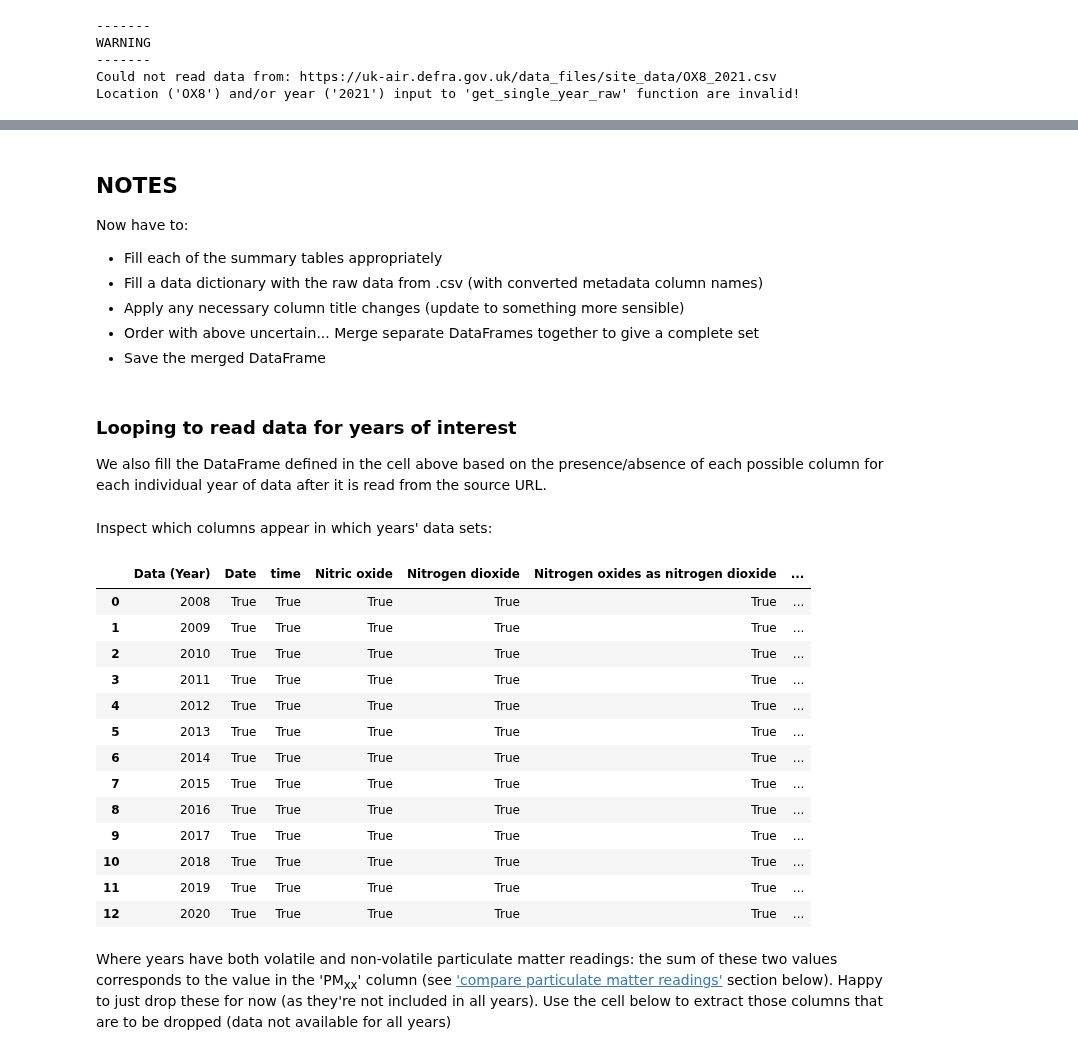
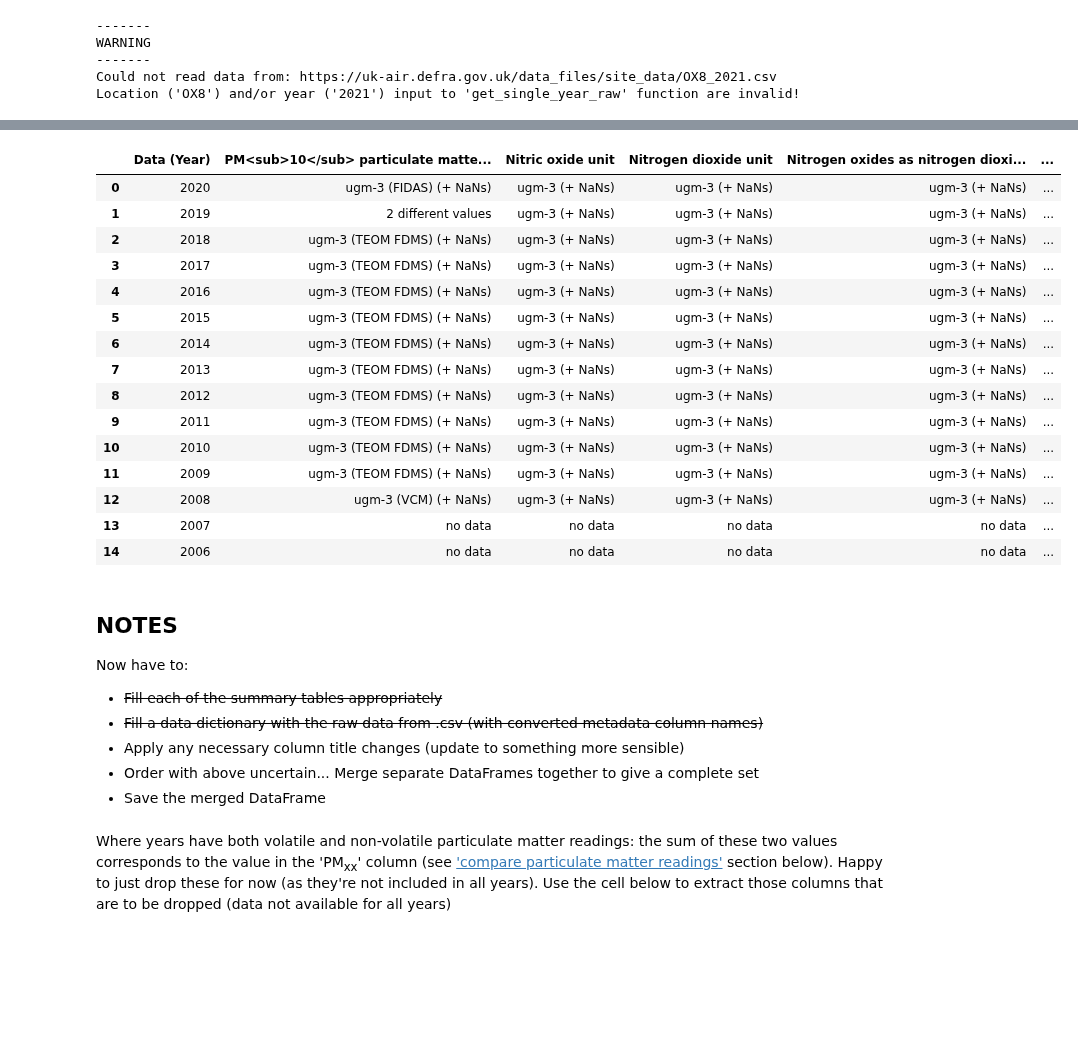
Before and after one commit to Simon-Lee-UK/air-pollution, a Jupyter notebook: analysis/1_0_initial_data_read.ipynb, the cells around one changed output, grey strips where cells are left out. Cells and saved outputs as stored; diff of their text form; code cells hidden in the pictures; blank space fills up the shorter version.

```diff
--- a/analysis/1_0_initial_data_read.ipynb
+++ b/analysis/1_0_initial_data_read.ipynb
@@ -309,11 +456,27 @@ measurement_summary
+# %%
+unit_summary
+# %% [output]
+|  | Data (Year) | PM<sub>10</sub> particulate matte... | Nitric oxide unit | Nitrogen dioxide unit | Nitrogen oxides as nitrogen dioxi... | ... |
+| 0 | 2020 | ugm-3 (FIDAS) (+ NaNs) | ugm-3 (+ NaNs) | ugm-3 (+ NaNs) | ugm-3 (+ NaNs) | ... |
+| 1 | 2019 | 2 different values | ugm-3 (+ NaNs) | ugm-3 (+ NaNs) | ugm-3 (+ NaNs) | ... |
+| 2 | 2018 | ugm-3 (TEOM FDMS) (+ NaNs) | ugm-3 (+ NaNs) | ugm-3 (+ NaNs) | ugm-3 (+ NaNs) | ... |
+| 3 | 2017 | ugm-3 (TEOM FDMS) (+ NaNs) | ugm-3 (+ NaNs) | ugm-3 (+ NaNs) | ugm-3 (+ NaNs) | ... |
+| 4 | 2016 | ugm-3 (TEOM FDMS) (+ NaNs) | ugm-3 (+ NaNs) | ugm-3 (+ NaNs) | ugm-3 (+ NaNs) | ... |
+| 5 | 2015 | ugm-3 (TEOM FDMS) (+ NaNs) | ugm-3 (+ NaNs) | ugm-3 (+ NaNs) | ugm-3 (+ NaNs) | ... |
+| 6 | 2014 | ugm-3 (TEOM FDMS) (+ NaNs) | ugm-3 (+ NaNs) | ugm-3 (+ NaNs) | ugm-3 (+ NaNs) | ... |
+| 7 | 2013 | ugm-3 (TEOM FDMS) (+ NaNs) | ugm-3 (+ NaNs) | ugm-3 (+ NaNs) | ugm-3 (+ NaNs) | ... |
+| 8 | 2012 | ugm-3 (TEOM FDMS) (+ NaNs) | ugm-3 (+ NaNs) | ugm-3 (+ NaNs) | ugm-3 (+ NaNs) | ... |
+| 9 | 2011 | ugm-3 (TEOM FDMS) (+ NaNs) | ugm-3 (+ NaNs) | ugm-3 (+ NaNs) | ugm-3 (+ NaNs) | ... |
+| 10 | 2010 | ugm-3 (TEOM FDMS) (+ NaNs) | ugm-3 (+ NaNs) | ugm-3 (+ NaNs) | ugm-3 (+ NaNs) | ... |
+| 11 | 2009 | ugm-3 (TEOM FDMS) (+ NaNs) | ugm-3 (+ NaNs) | ugm-3 (+ NaNs) | ugm-3 (+ NaNs) | ... |
+| 12 | 2008 | ugm-3 (VCM) (+ NaNs) | ugm-3 (+ NaNs) | ugm-3 (+ NaNs) | ugm-3 (+ NaNs) | ... |
+| 13 | 2007 | no data | no data | no data | no data | ... |
+| 14 | 2006 | no data | no data | no data | no data | ... |
 # %% [markdown]
 ## NOTES
 Now have to:
-- Fill each of the summary tables appropriately
-- Fill a data dictionary with the raw data from .csv (with converted metadata column names)
+- ~~Fill each of the summary tables appropriately~~
+- ~~Fill a data dictionary with the raw data from .csv (with converted metadata column names)~~
 - Apply any necessary column title changes (update to something more sensible)
 - Order with above uncertain... Merge separate DataFrames together to give a complete set
 - Save the merged DataFrame
-# %% [markdown]
-### Looping to read data for years of interest
-We also fill the DataFrame defined in the cell above based on the presence/absence of each possible column for each individual year of data after it is read from the source URL.
@@ -339,22 +483,3 @@ for idx, indv_year in enumerate(years_of_interest):
-# %% [markdown]
-Inspect which columns appear in which years' data sets:
-# %%
-inspect_columns
-# %% [output]
-|  | Data (Year) | Date | time | Nitric oxide | Nitrogen dioxide | Nitrogen oxides as nitrogen dioxide | ... |
-| 0 | 2008 | True | True | True | True | True | ... |
-| 1 | 2009 | True | True | True | True | True | ... |
-| 2 | 2010 | True | True | True | True | True | ... |
-| 3 | 2011 | True | True | True | True | True | ... |
-| 4 | 2012 | True | True | True | True | True | ... |
-| 5 | 2013 | True | True | True | True | True | ... |
-| 6 | 2014 | True | True | True | True | True | ... |
-| 7 | 2015 | True | True | True | True | True | ... |
-| 8 | 2016 | True | True | True | True | True | ... |
-| 9 | 2017 | True | True | True | True | True | ... |
-| 10 | 2018 | True | True | True | True | True | ... |
-| 11 | 2019 | True | True | True | True | True | ... |
-| 12 | 2020 | True | True | True | True | True | ... |
 # %% [markdown]
 Where years have both volatile and non-volatile particulate matter readings: the sum of these two values corresponds to the value in the 'PM<sub>xx</sub>' column (see ['compare particulate matter readings'](#compare-particulate-matter-readings) section below). Happy to just drop these for now (as they're not included in all years). Use the cell below to extract those columns that are to be dropped (data not available for all years)
 # %%
```
Also changed, not shown: parts of 10 cells of this notebook.
